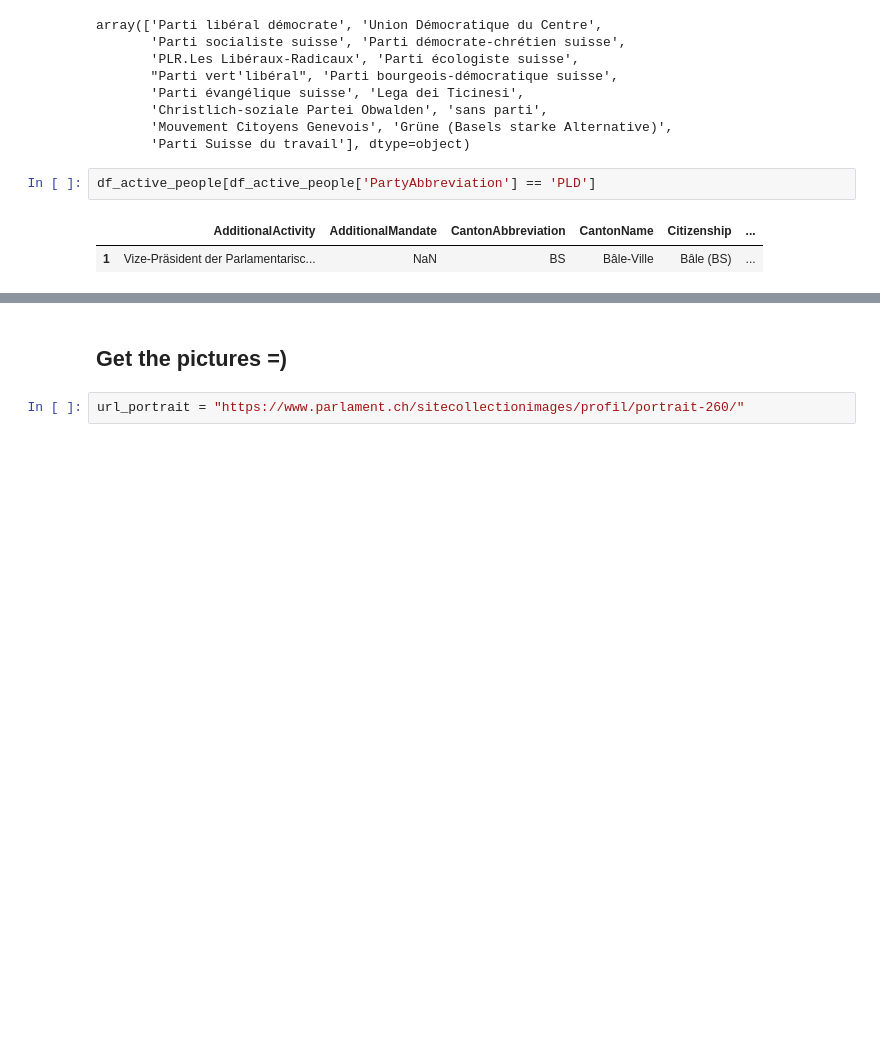
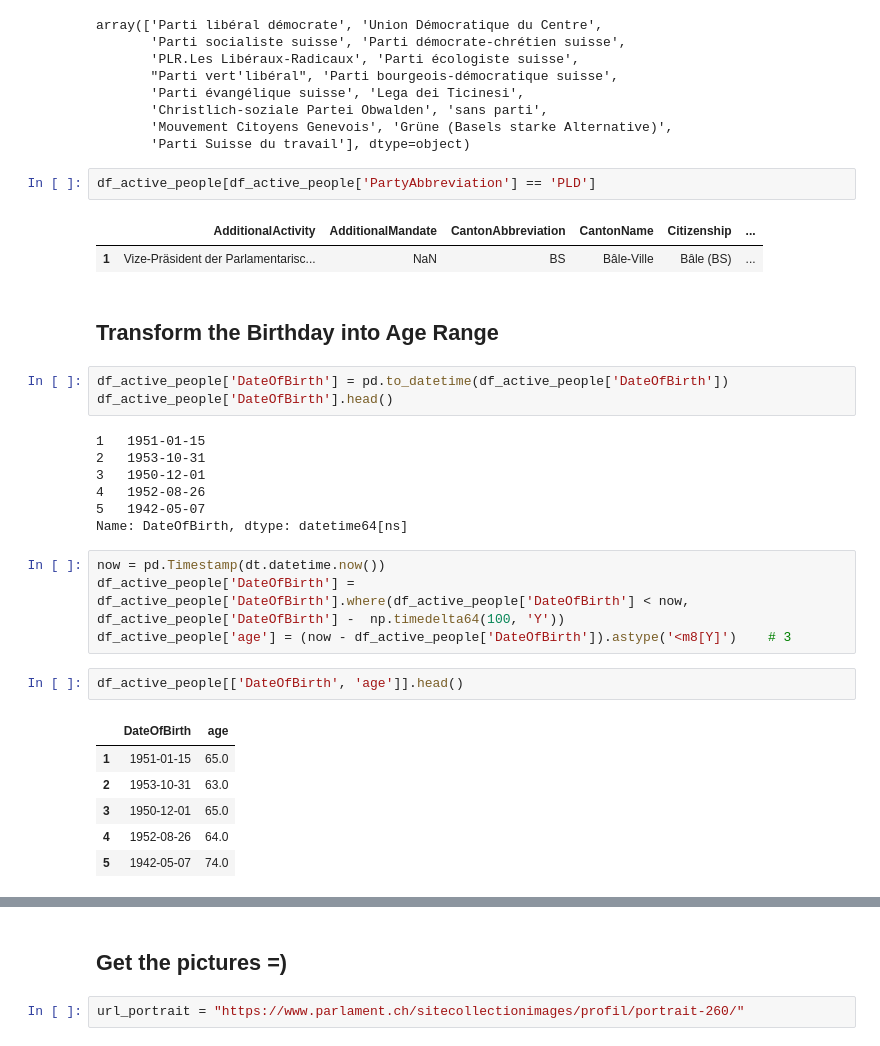
Before and after one commit to jmuth/parliament-viz.ch, a Jupyter notebook: scraping/Prepare_for_D3.ipynb, the cells around one changed output, grey strips where cells are left out. Drawn from its saved outputs; the diff is of its cells as text; blank space fills up the shorter version.

```diff
--- a/scraping/Prepare_for_D3.ipynb
+++ b/scraping/Prepare_for_D3.ipynb
@@ -111,3 +113,28 @@ df_active_people[df_active_people['PartyAbbreviation'] == 'PLD']
 # %% [output]
 |  | AdditionalActivity | AdditionalMandate | CantonAbbreviation | CantonName | Citizenship | ... |
 | 1 | Vize-Präsident der Parlamentarisc... | NaN | BS | Bâle-Ville | Bâle (BS) | ... |
+# %% [markdown]
+## Transform the Birthday into Age Range
+# %%
+df_active_people['DateOfBirth'] = pd.to_datetime(df_active_people['DateOfBirth'])
+df_active_people['DateOfBirth'].head()
+# %% [output]
+1   1951-01-15
+2   1953-10-31
+3   1950-12-01
+4   1952-08-26
+5   1942-05-07
+Name: DateOfBirth, dtype: datetime64[ns]
+# %%
+now = pd.Timestamp(dt.datetime.now())
+df_active_people['DateOfBirth'] = df_active_people['DateOfBirth'].where(df_active_people['DateOfBirth'] < now, df_active_people['DateOfBirth'] -  np.timedelta64(100, 'Y'))
+df_active_people['age'] = (now - df_active_people['DateOfBirth']).astype('<m8[Y]')    # 3
+# %%
+df_active_people[['DateOfBirth', 'age']].head()
+# %% [output]
+|  | DateOfBirth | age |
+| 1 | 1951-01-15 | 65.0 |
+| 2 | 1953-10-31 | 63.0 |
+| 3 | 1950-12-01 | 65.0 |
+| 4 | 1952-08-26 | 64.0 |
+| 5 | 1942-05-07 | 74.0 |
```
Also changed, not shown: parts of 7 cells of this notebook, 1 other file.
